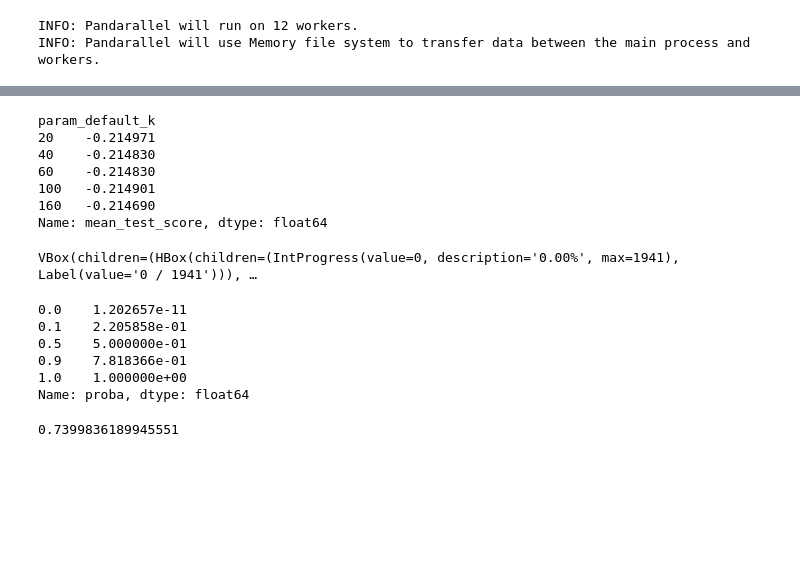
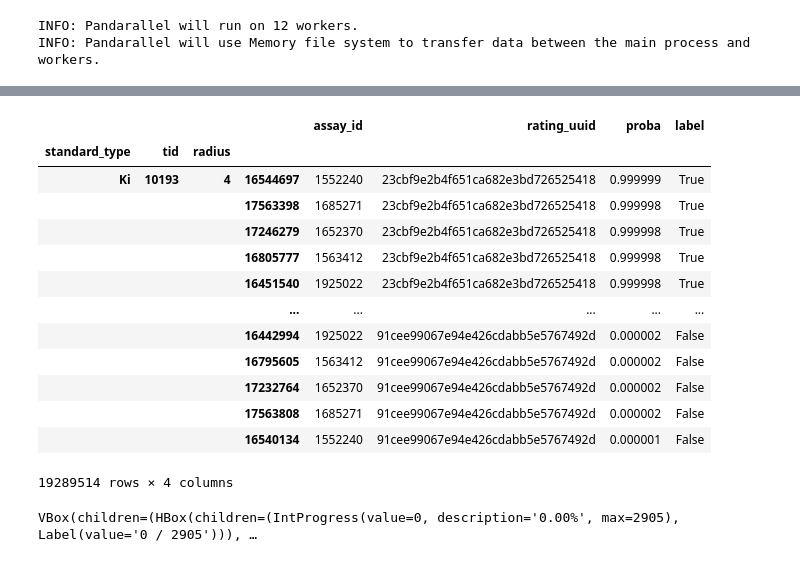
Before and after one commit to warner121/wizepair2, a Jupyter notebook: notebooks/skelo.ipynb, the cells around one changed output, grey strips where cells are left out. Drawn from its saved outputs; the diff is of its cells as text; code cells hidden in the pictures; blank space fills up the shorter version.

```diff
--- a/notebooks/skelo.ipynb
+++ b/notebooks/skelo.ipynb
@@ -208,29 +96,21 @@ VBox(children=(HBox(children=(IntProgress(value=0, description='0.00%', max=1941
-# %%
-df_merge_elocv.groupby('param_default_k')['mean_test_score'].mean()
-# %% [output]
-param_default_k
-20    -0.214971
-40    -0.214830
-60    -0.214830
-100   -0.214901
-160   -0.214690
-Name: mean_test_score, dtype: float64
+# %%
+df_elo.sort_values('proba', ascending=False)
+# %% [output]
+|  |  |  |  | assay_id | rating_uuid | proba | label |
+| standard_type | tid | radius |  |  |  |  |  |
+| Ki | 10193 | 4 | 16544697 | 1552240 | 23cbf9e2b4f651ca682e3bd726525418 | 0.999999 | True |
+|  |  |  | 17563398 | 1685271 | 23cbf9e2b4f651ca682e3bd726525418 | 0.999998 | True |
+|  |  |  | 17246279 | 1652370 | 23cbf9e2b4f651ca682e3bd726525418 | 0.999998 | True |
+|  |  |  | 16805777 | 1563412 | 23cbf9e2b4f651ca682e3bd726525418 | 0.999998 | True |
+|  |  |  | 16451540 | 1925022 | 23cbf9e2b4f651ca682e3bd726525418 | 0.999998 | True |
+|  |  |  | ... | ... | ... | ... | ... |
+|  |  |  | 16442994 | 1925022 | 91cee99067e94e426cdabb5e5767492d | 0.000002 | False |
+|  |  |  | 16795605 | 1563412 | 91cee99067e94e426cdabb5e5767492d | 0.000002 | False |
+|  |  |  | 17232764 | 1652370 | 91cee99067e94e426cdabb5e5767492d | 0.000002 | False |
+|  |  |  | 17563808 | 1685271 | 91cee99067e94e426cdabb5e5767492d | 0.000002 | False |
+|  |  |  | 16540134 | 1552240 | 91cee99067e94e426cdabb5e5767492d | 0.000001 | False |
+19289514 rows × 4 columns
 # %%
-df_merge_elo = df_merge.groupby(['standard_type', 'value', 'radius']).parallel_apply(elo)
+df_ratings = df.groupby(['standard_type', 'tid', 'radius']).parallel_apply(elo, return_ratings=True)
 # %% [output]
-VBox(children=(HBox(children=(IntProgress(value=0, description='0.00%', max=1941), Label(value='0 / 1941'))), …
+VBox(children=(HBox(children=(IntProgress(value=0, description='0.00%', max=2905), Label(value='0 / 2905'))), …
-# %%
-df_merge_elo.proba.quantile([0, 0.1, 0.5, 0.9, 1])
-# %% [output]
-0.0    1.202657e-11
-0.1    2.205858e-01
-0.5    5.000000e-01
-0.9    7.818366e-01
-1.0    1.000000e+00
-Name: proba, dtype: float64
-# %%
-from sklearn.metrics import roc_auc_score
-
-roc_auc_score(df_merge_elo.label, df_merge_elo.proba)
-# %% [output]
-0.7399836189945551
```
Also changed, not shown: parts of 34 cells of this notebook, 1 other file.
